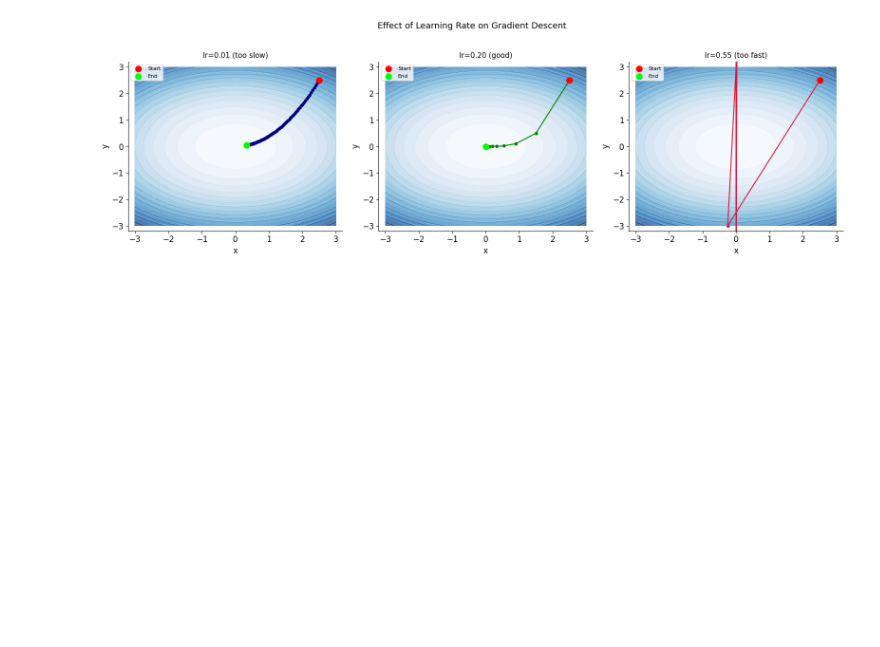
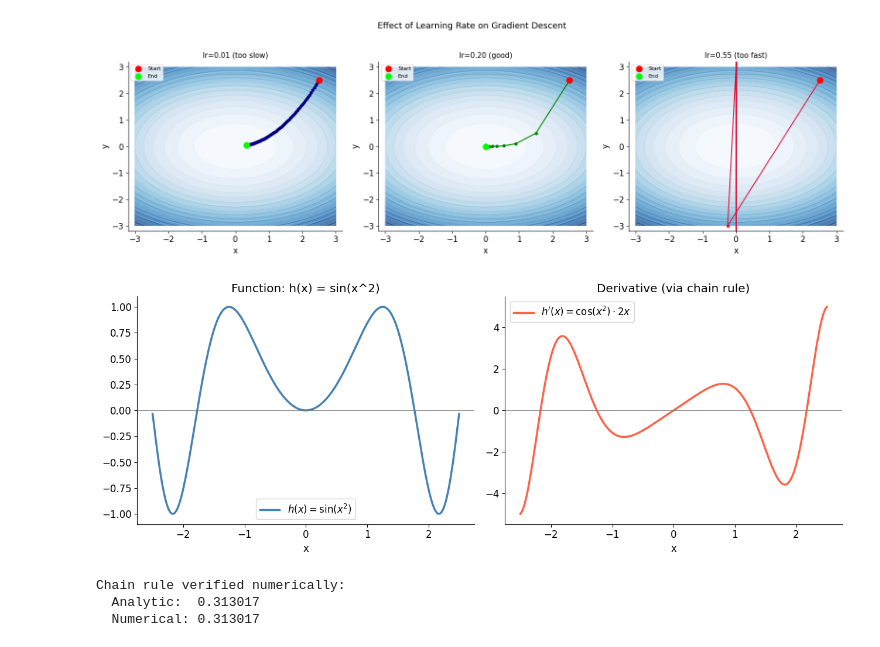
Before and after one commit to Raksha-Karn/Minspire-MLFromScratch, a Jupyter notebook: Day_1/calculus.ipynb, the cells around one changed output. Saved outputs shown, nothing was run; the diff lists cells and outputs as text; code cells hidden in the pictures; blank space fills up the shorter version.

Commit message:
verified chain rule numerically

```diff
--- a/Day_1/calculus.ipynb
+++ b/Day_1/calculus.ipynb
@@ -125,3 +125,30 @@ plt.tight_layout()
 plt.show()
 # %% [output]
 [figure]
+# %%
+def h(x): return np.sin(x**2)
+def dh_dx(x): return np.cos(x**2) * (2 * x)
+
+x = np.linspace(-2.5, 2.5, 300)
+fig, axes = plt.subplots(1, 2, figsize=(13, 5))
+axes[0].plot(x, h(x), 'steelblue', lw=2.5, label=r'$h(x) = \sin(x^2)$')
+axes[0].set_title('Function: h(x) = sin(x^2)'); axes[0].legend()
+axes[0].axhline(0, color='gray', lw=0.7)
+
+axes[1].plot(x, dh_dx(x), 'tomato', lw=2.5, label=r"$h'(x) = \cos(x^2) \cdot 2x$")
+axes[1].axhline(0, color='gray', lw=0.7)
+axes[1].set_title("Derivative (via chain rule)"); axes[1].legend()
+
+for ax in axes: ax.set_xlabel('x')
+plt.tight_layout()
+plt.show()
+
+print("Chain rule verified numerically:")
+x0 = 1.2
+print(f"  Analytic:  {dh_dx(x0):.6f}")
+print(f"  Numerical: {numerical_derivative(h, x0):.6f}")
+# %% [output]
+[figure, added]
+Chain rule verified numerically:
+  Analytic:  0.313017
+  Numerical: 0.313017
```
